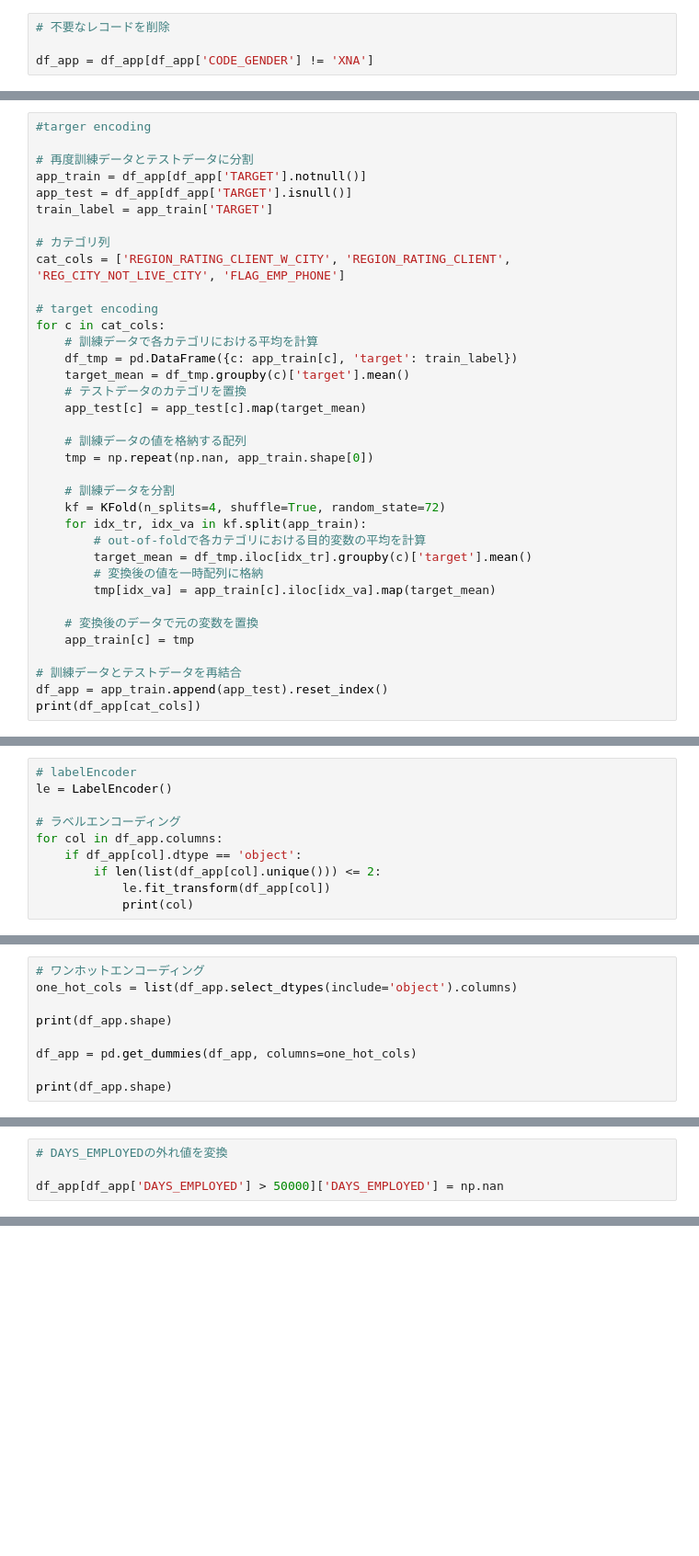
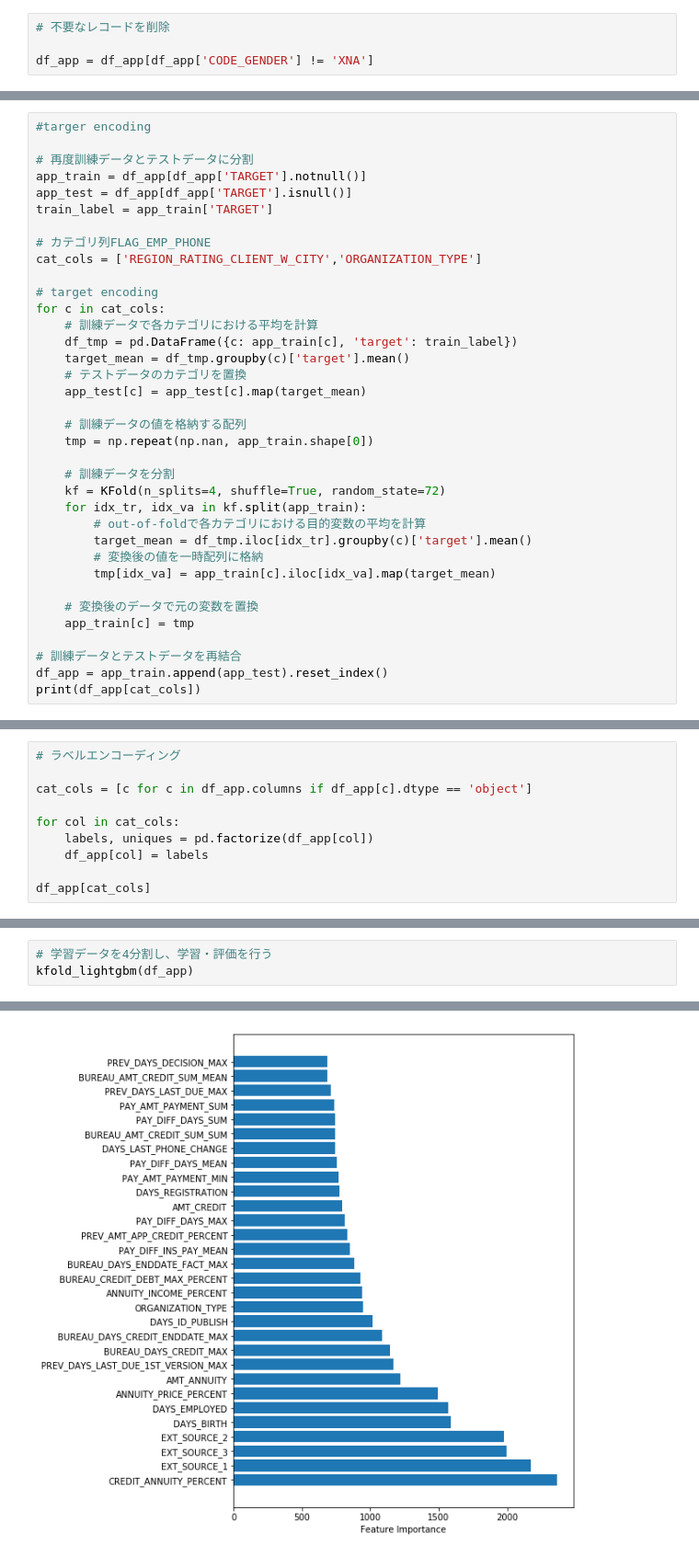
Before and after one commit to nykeijiban/kaggle-training, a Jupyter notebook: home-credit.ipynb, the cells around one changed output, grey strips where cells are left out. Shown: that part at 92% size. Cells and saved outputs as stored; diff of their text form; blank space fills up the shorter version.

```diff
--- a/home-credit.ipynb
+++ b/home-credit.ipynb
@@ -468,8 +674,8 @@ app_train = df_app[df_app['TARGET'].notnull()]
 app_test = df_app[df_app['TARGET'].isnull()]
 train_label = app_train['TARGET']
 
-# カテゴリ列
-cat_cols = ['REGION_RATING_CLIENT_W_CITY', 'REGION_RATING_CLIENT', 'REG_CITY_NOT_LIVE_CITY', 'FLAG_EMP_PHONE']
+# カテゴリ列FLAG_EMP_PHONE
+cat_cols = ['REGION_RATING_CLIENT_W_CITY','ORGANIZATION_TYPE']
 
 # target encoding
 for c in cat_cols:
@@ -525,11 +731,11 @@ See the caveats in the documentation: http://pandas.pydata.org/pandas-docs/stabl
 # %%
-# labelEncoder
-le = LabelEncoder()
+# ラベルエンコーディング
 
-# ラベルエンコーディング
-for col in df_app.columns:
-    if df_app[col].dtype == 'object':
-        if len(list(df_app[col].unique())) <= 2:
-            le.fit_transform(df_app[col])
-            print(col)
+cat_cols = [c for c in df_app.columns if df_app[c].dtype == 'object']
+
+for col in cat_cols:
+    labels, uniques = pd.factorize(df_app[col])
+    df_app[col] = labels
+
+df_app[cat_cols]
 # %% [output]
@@ -540,9 +759,0 @@ NAME_CONTRACT_TYPE
-# %%
-# ワンホットエンコーディング
-one_hot_cols = list(df_app.select_dtypes(include='object').columns)
-
-print(df_app.shape)
-
-df_app = pd.get_dummies(df_app, columns=one_hot_cols)
-
-print(df_app.shape)
@@ -552,4 +759,0 @@ print(df_app.shape)
-# %%
-# DAYS_EMPLOYEDの外れ値を変換
-
-df_app[df_app['DAYS_EMPLOYED'] > 50000]['DAYS_EMPLOYED'] = np.nan
@@ -664,0 +760,4 @@ RATE_INTEREST_PRIVILEGED                           0
+# %%
+# 学習データを4分割し、学習・評価を行う
+kfold_lightgbm(df_app)
+# %% [output]
@@ -664,0 +785 @@ RATE_INTEREST_PRIVILEGED                           0
+[figure, added]
```
Also changed, not shown: parts of 29 cells of this notebook.
